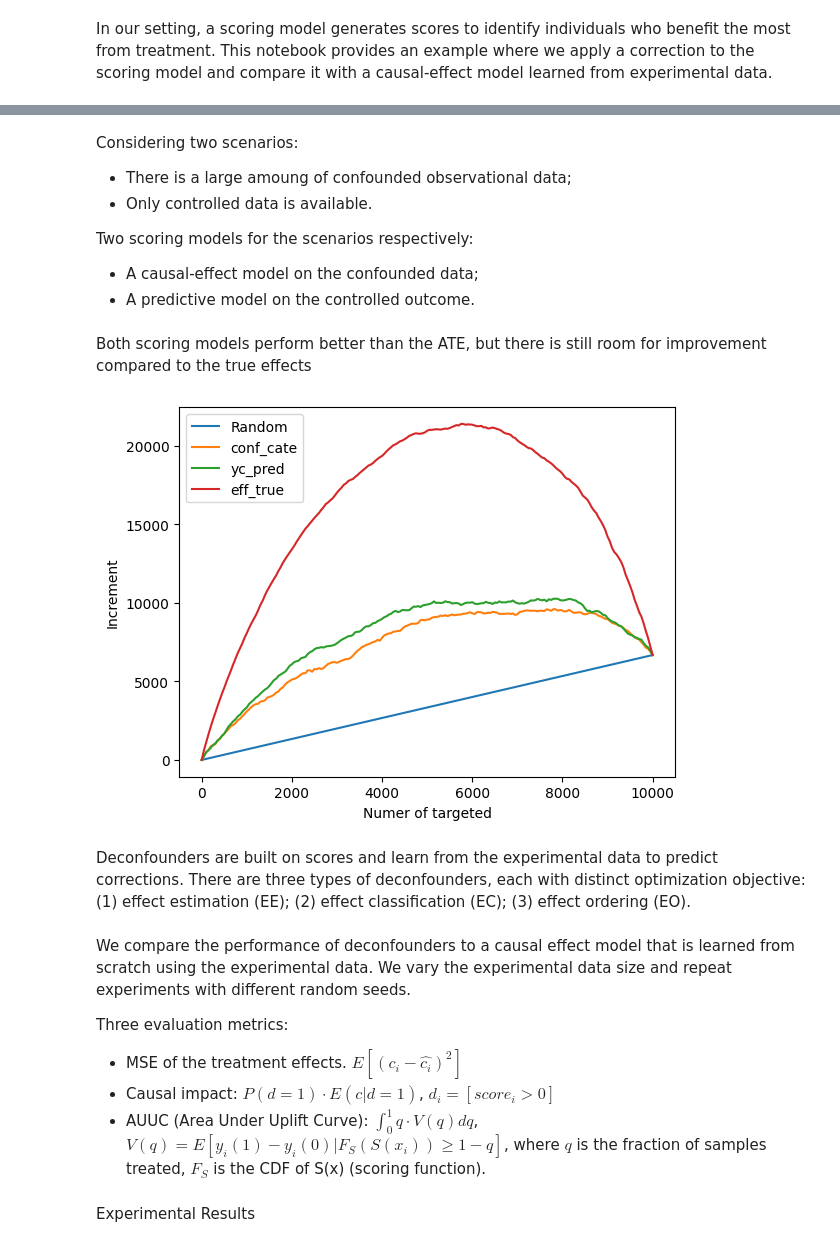
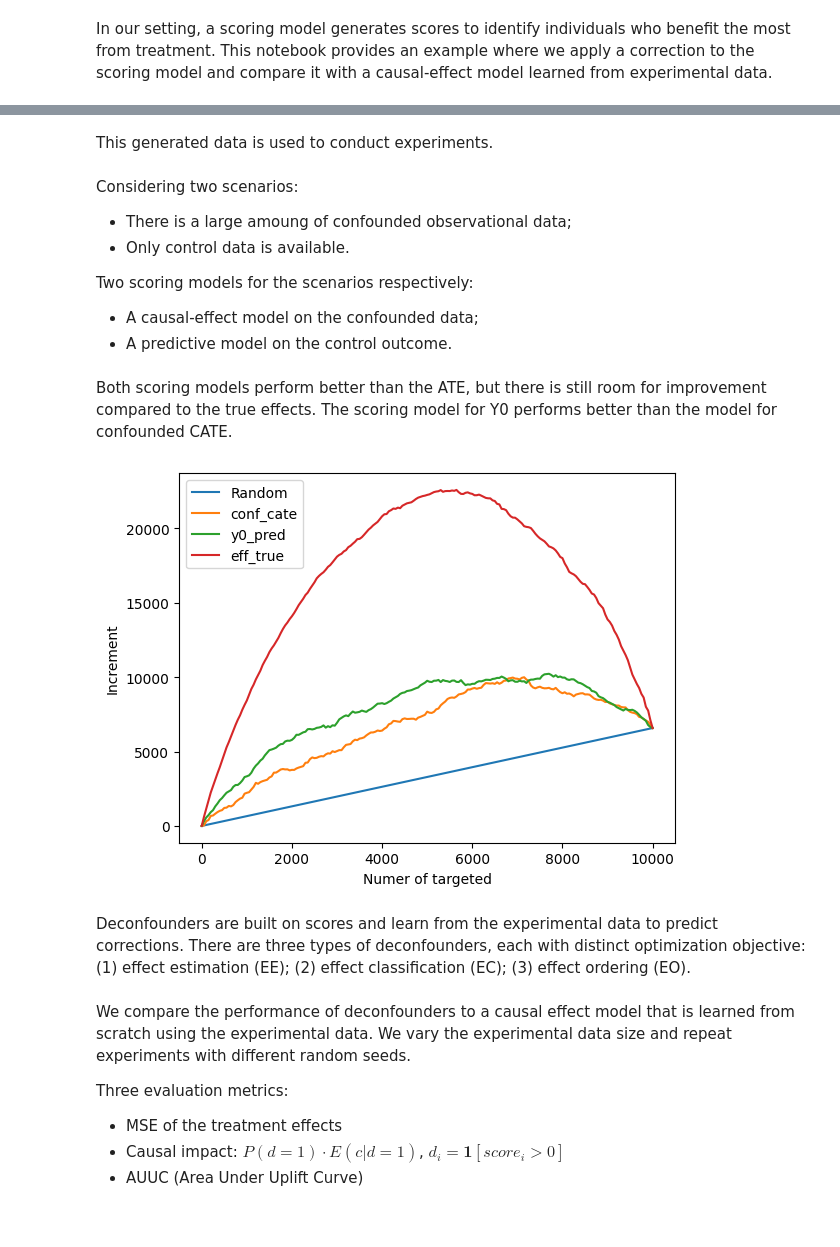
Before and after one commit to ferlocar/deconfounder, a Jupyter notebook: examples/simulation.ipynb, the cells around one changed output, grey strips where cells are left out. Cells and saved outputs as stored; diff of their text form; code cells hidden in the pictures.

```diff
--- a/examples/simulation.ipynb
+++ b/examples/simulation.ipynb
@@ -173,3 +247,5 @@ Yc
+# %% [markdown]
+This generated data is used to conduct experiments.
 # %%
 seed = 42
 np.random.seed(seed)
@@ -177,26 +253,27 @@ np.random.seed(seed)
 dg = DataGenerator(
     n_features=150,
     keep_order=False,
-    alpha_0=5.0,
-    noise_scale_eff=1.0,
-    noise_scale_yc=0.1
+    alpha_0=10.0,
+    noise_scale_c=1.0,
+    noise_scale_y0=0.1,
+    noise_scale_x=0.1
 )
 
 dg.reset_coef()
 
 ## Observational data
 n_obs = 50000
-X_obs, t_obs, y_obs, eff_obs, yc_obs = dg.generate_data(n_obs, is_exp=False)
+X_obs, t_obs, y_obs, c_obs, y0_obs = dg.generate_data(n_obs, is_exp=False)
 
 ## Test data (experimental data)
 n_test = 10000
-X_test, t_test, y_test, eff_test, yc_test = dg.generate_data(n_test, is_exp=True)
+X_test, t_test, y_test, c_test, y0_test = dg.generate_data(n_test, is_exp=True)
 # %% [markdown]
 Considering two scenarios:
 * There is a large amoung of confounded observational data;
-* Only controlled data is available.
+* Only control data is available.
 
 Two scoring models for the scenarios respectively:
 * A causal-effect model on the confounded data;
-* A predictive model on the controlled outcome.
+* A predictive model on the control outcome.
 # %%
@@ -216,19 +304,19 @@ sm_cate = CausalTree(random_state=seed, min_samples_leaf=100)
 sm_cate.fit(X_obs, np.c_[t_obs, y_obs])
 conf_cate = sm_cate.predict(X_test)
 
-mse, causal_imp, auuc = evaluate(eff_test, y_test, conf_cate, t_test)
+mse, causal_imp, auuc = evaluate(c_test, y_test, conf_cate, t_test)
 res_sm.append({'target': 'conf_cate', 'mse': mse, 'causal_imp': causal_imp, 'auuc': auuc})
 
-# Decision tree for yc
-sm_yc = DecisionTreeRegressor(random_state=seed, min_samples_leaf=100)
-sm_yc.fit(X_obs, yc_obs)
-yc_pred = sm_yc.predict(X_test)
-res_sm.append({'target': 'yc', 'mse': mse, 'causal_imp': causal_imp, 'auuc': auuc})
+# Decision tree for y0
+sm_y0 = DecisionTreeRegressor(random_state=seed, min_samples_leaf=100)
+sm_y0.fit(X_obs, y0_obs)
+y0_pred = sm_y0.predict(X_test)
+res_sm.append({'target': 'y0', 'mse': mse, 'causal_imp': causal_imp, 'auuc': auuc})
 
 res_df = pd.DataFrame(res_sm)
 res_df.to_csv(f"../results/obs/scoring_model.csv", index=False)
 # %% [markdown]
-Both scoring models perform better than the ATE, but there is still room for improvement compared to the true effects
+Both scoring models perform better than the ATE, but there is still room for improvement compared to the true effects. The scoring model for Y0 performs better than the model for confounded CATE.
 # %%
 ## Plots
 def plot_uplift_curves(y, t, scores_dict, n_bins=100):
@@ -249,23 +337,23 @@ def plot_uplift_curves(y, t, scores_dict, n_bins=100):
 # %%
 # Scoring model
 scores_dict = {
     'conf_cate': conf_cate,
-    'yc_pred': yc_pred,
-    'eff_true': eff_test
+    'y0_pred': y0_pred,
+    'eff_true': c_test
 }
 
 plot_uplift_curves(y_test, t_test, scores_dict, n_bins=200)
 # %% [output]
-[figure, old version]
+[figure, new version]
 # %% [markdown]
 Deconfounders are built on scores and learn from the experimental data to predict corrections. There are three types of deconfounders, each with distinct optimization objective: (1) effect estimation (EE); (2) effect classification (EC); (3) effect ordering (EO).
 # %% [markdown]
 We compare the performance of deconfounders to a causal effect model that is learned from scratch using the experimental data. We vary the experimental data size and repeat experiments with different random seeds.
 
 Three evaluation metrics:
-* MSE of the treatment effects. $E[(c_i-\hat{c_i})^2]$
-* Causal impact: $P(d=1)\cdot E(c|d=1)$, $d_i = [score_i>0]$
-* AUUC (Area Under Uplift Curve): $\int_0^1{q\cdot V(q)}dq$, $V(q)=E[y_i(1)-y_i(0)|F_S(S(x_i))\geq 1-q]$, where $q$ is the fraction of samples treated, $F_S$ is the CDF of S(x) (scoring function).
+* MSE of the treatment effects
+* Causal impact: $P(d=1)\cdot E(c|d=1)$, $d_i = \mathbf{1}[score_i>0]$
+* AUUC (Area Under Uplift Curve)
 # %%
 def fit_causal_tree(X, t, y, tune=False, cv=5, seed=42, n_jobs=1):
 
@@ -345,5 +434,3 @@ for seed in tqdm(range(20)):
 
     res_df = pd.DataFrame(res)
     res_df.to_csv(f"../results/exp/{seed}.csv", index=False)
-# %% [markdown]
-Experimental Results
```
Also changed, not shown: parts of 18 cells of this notebook, 3 other files.
